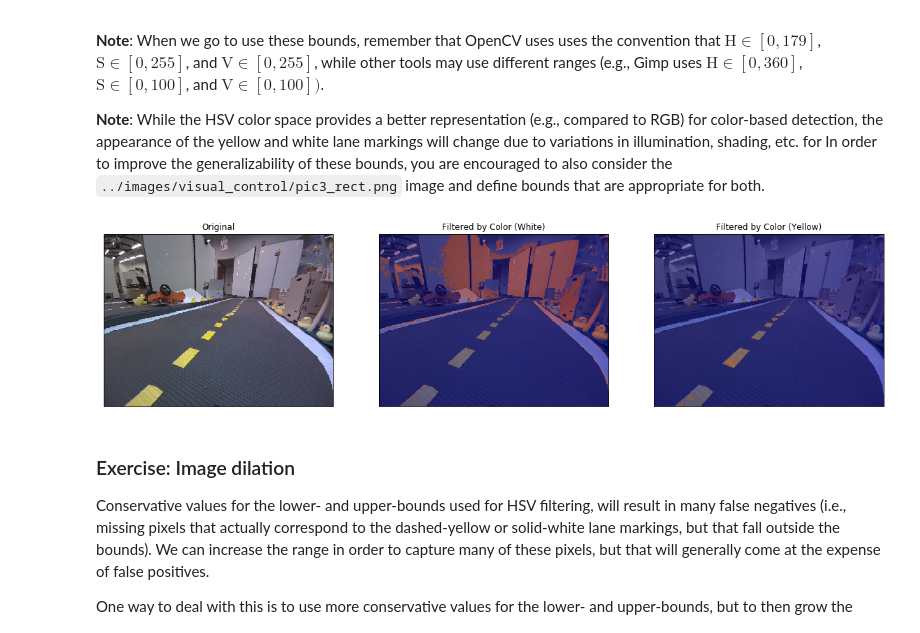
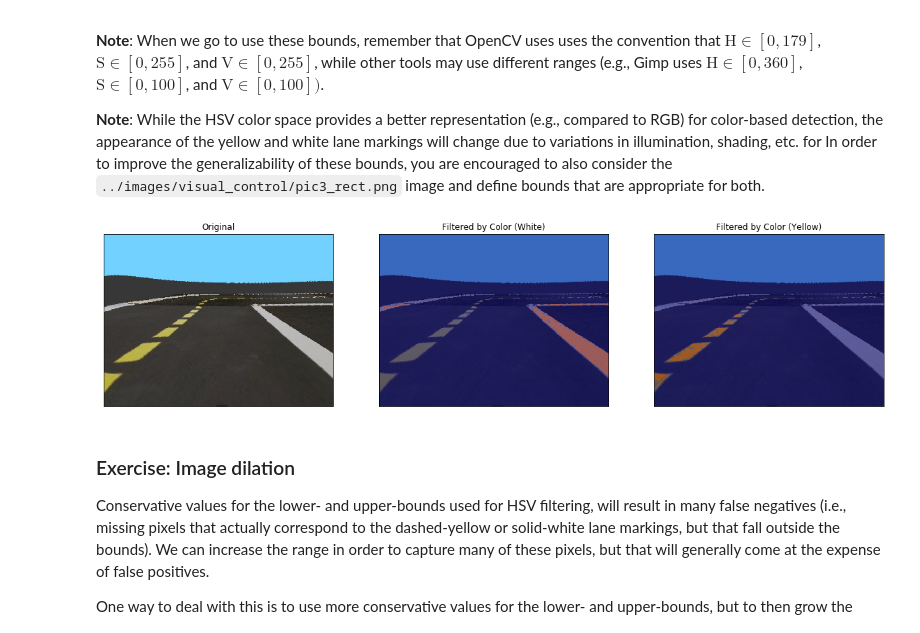
Before and after one commit to olivier-2018/dt-exercises, a Jupyter notebook: visual_lane_following/solution/01-Visual-Control/visual_lane_following_activity.ipynb, the cells around one changed output. Saved outputs shown, nothing was run; the diff lists cells and outputs as text; code cells hidden in the pictures.

Commit message:
added homography and image from simulator

```diff
--- a/visual_lane_following/solution/01-Visual-Control/visual_lane_following_activity.ipynb
+++ b/visual_lane_following/solution/01-Visual-Control/visual_lane_following_activity.ipynb
@@ -183,28 +193,35 @@ Following what we did in the Braitenberg exercise, we can select upper- and lowe
 # %%
 # Using the above tool, we can identify the bounds as follows
 # Since OpenCV uses a Hue range of [0, 179], we need to divide the Hue values above by 2
+# The following are for the real-world images captured at TTIC
 white_lower_hsv = np.array([0/2, 3*255/100, 52*255/100])
 white_upper_hsv = np.array([360/2, 26*255/100, 96*255/100])
 yellow_lower_hsv = np.array([44/2, 47*255/100, 48*255/100])
 yellow_upper_hsv = np.array([55/2, 100*255/100, 85*255/100])
+
+# The following is for the simulator (based on the image referenced above)
+white_lower_hsv = np.array([0/2, 0*255/100, 69*255/100])
+white_upper_hsv = np.array([330/2, 4*255/100, 74*255/100])
+yellow_lower_hsv = np.array([54/2, 30*255/100, 69*255/100])
+yellow_upper_hsv = np.array([57/2, 70*255/100, 79*255/100])
 
 mask_white_orig = cv2.inRange(imghsv, white_lower_hsv, white_upper_hsv)
 mask_yellow_orig = cv2.inRange(imghsv, yellow_lower_hsv, yellow_upper_hsv)
 
 fig = plt.figure(figsize = (20,10))
 ax1 = fig.add_subplot(1,3,1)
 ax1.imshow(imgrgb)
 ax1.set_title('Original'), ax1.set_xticks([]), ax1.set_yticks([])
 ax2 = fig.add_subplot(1,3,2)
 ax2.imshow(imgrgb)
 ax2.imshow(mask_white_orig, cmap='jet', alpha=0.5)
 ax2.set_title('Filtered by Color (White)'), ax2.set_xticks([]), ax2.set_yticks([]);
 ax3 = fig.add_subplot(1,3,3)
 ax3.imshow(imgrgb)
 ax3.imshow(mask_yellow_orig, cmap='jet', alpha=0.5)
 ax3.set_title('Filtered by Color (Yellow)'), ax3.set_xticks([]), ax3.set_yticks([]);
 # %% [output]
-[figure, old version]
+[figure, new version]
 # %% [markdown]
 ### Exercise: Image dilation
 
```
Also changed, not shown: parts of 7 cells of this notebook, 1 other file.
